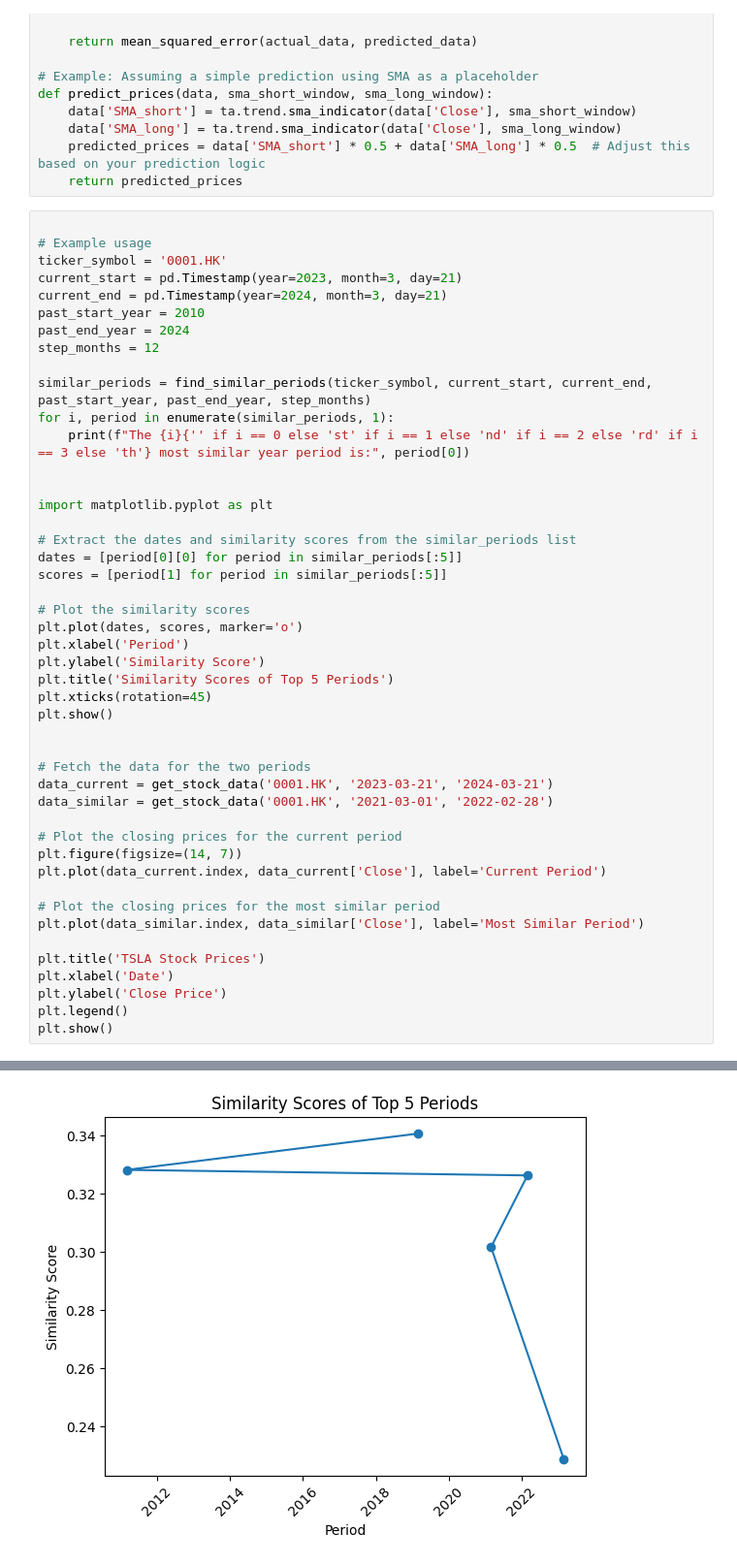
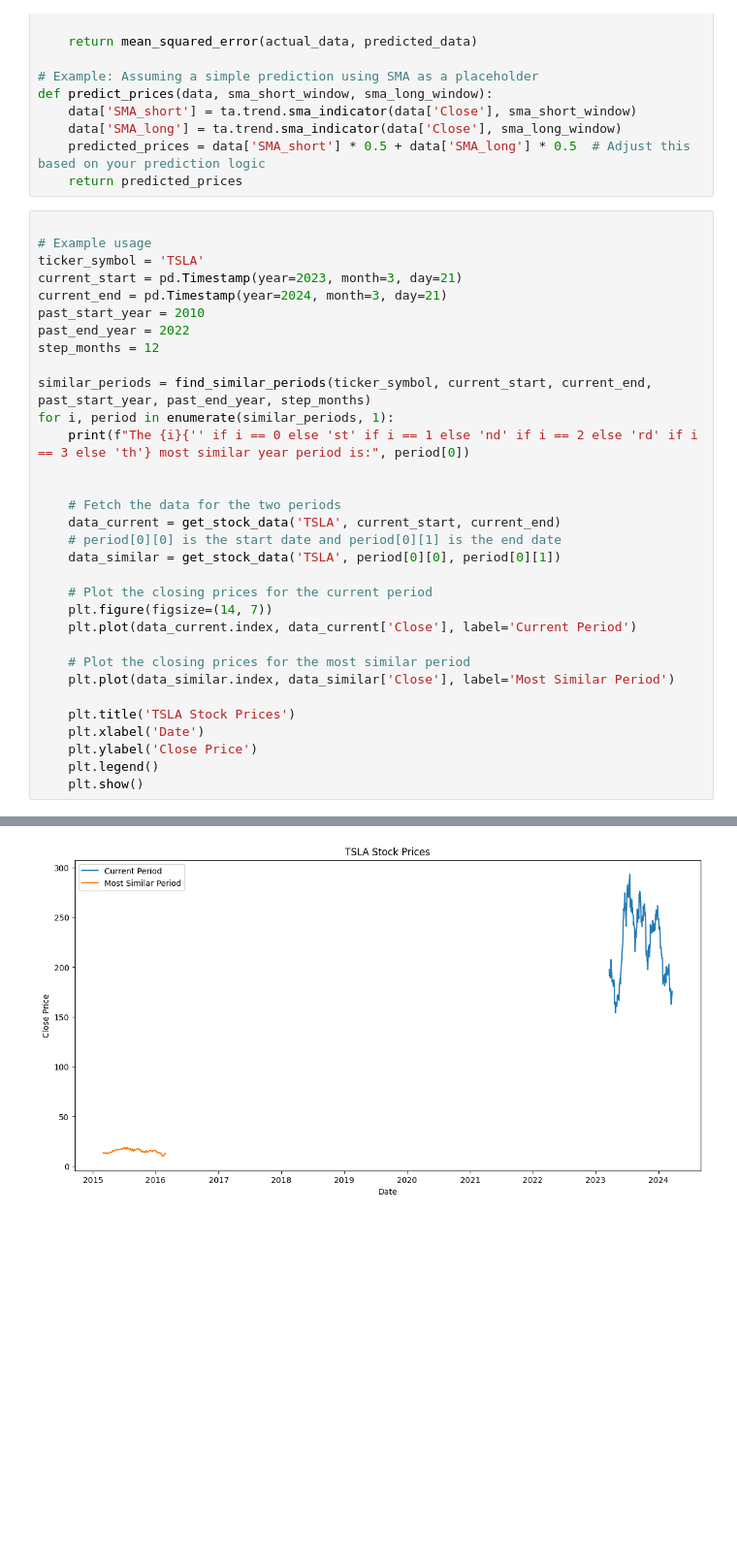
Before and after one commit to EddyChan1129/fyptest, a Jupyter notebook: test.ipynb, the cells around one changed output, grey strips where cells are left out. Shown at 97% size. Cells and saved outputs as stored; diff of their text form; blank space fills up the shorter version.

Commit message:
show the period of simliar year

```diff
--- a/test.ipynb
+++ b/test.ipynb
@@ -73,11 +73,11 @@ def predict_prices(data, sma_short_window, sma_long_window):
 # %%
 
 # Example usage
-ticker_symbol = '0001.HK'
+ticker_symbol = 'TSLA'
 current_start = pd.Timestamp(year=2023, month=3, day=21)
 current_end = pd.Timestamp(year=2024, month=3, day=21)
 past_start_year = 2010
-past_end_year = 2024
+past_end_year = 2022
 step_months = 12
 
 similar_periods = find_similar_periods(ticker_symbol, current_start, current_end, past_start_year, past_end_year, step_months)
@@ -85,37 +85,23 @@ for i, period in enumerate(similar_periods, 1):
     print(f"The {i}{'' if i == 0 else 'st' if i == 1 else 'nd' if i == 2 else 'rd' if i == 3 else 'th'} most similar year period is:", period[0])
 
 
-import matplotlib.pyplot as plt
+    # Fetch the data for the two periods
+    data_current = get_stock_data('TSLA', current_start, current_end)
+    # period[0][0] is the start date and period[0][1] is the end date
+    data_similar = get_stock_data('TSLA', period[0][0], period[0][1])
 
-# Extract the dates and similarity scores from the similar_periods list
-dates = [period[0][0] for period in similar_periods[:5]]
-scores = [period[1] for period in similar_periods[:5]]
+    # Plot the closing prices for the current period
+    plt.figure(figsize=(14, 7))
+    plt.plot(data_current.index, data_current['Close'], label='Current Period')
 
-# Plot the similarity scores
-plt.plot(dates, scores, marker='o')
-plt.xlabel('Period')
-plt.ylabel('Similarity Score')
-plt.title('Similarity Scores of Top 5 Periods')
-plt.xticks(rotation=45)
-plt.show()
+    # Plot the closing prices for the most similar period
+    plt.plot(data_similar.index, data_similar['Close'], label='Most Similar Period')
 
-
-# Fetch the data for the two periods
-data_current = get_stock_data('0001.HK', '2023-03-21', '2024-03-21')
-data_similar = get_stock_data('0001.HK', '2021-03-01', '2022-02-28')
-
-# Plot the closing prices for the current period
-plt.figure(figsize=(14, 7))
-plt.plot(data_current.index, data_current['Close'], label='Current Period')
-
-# Plot the closing prices for the most similar period
-plt.plot(data_similar.index, data_similar['Close'], label='Most Similar Period')
-
-plt.title('TSLA Stock Prices')
-plt.xlabel('Date')
-plt.ylabel('Close Price')
-plt.legend()
-plt.show()
+    plt.title('TSLA Stock Prices')
+    plt.xlabel('Date')
+    plt.ylabel('Close Price')
+    plt.legend()
+    plt.show()
 # %% [output]
 [*********************100%%**********************]  1 of 1 completed
 [*********************100%%**********************]  1 of 1 completed
@@ -140,3 +123,3 @@ The 5th most similar year period is: (Timestamp('2019-03-01 00:00:00'), Timestam
-[figure, old version]
+[figure, new version]
 [*********************100%%**********************]  1 of 1 completed
 [*********************100%%**********************]  1 of 1 completed
```
Also changed, not shown: parts of 2 cells of this notebook.
